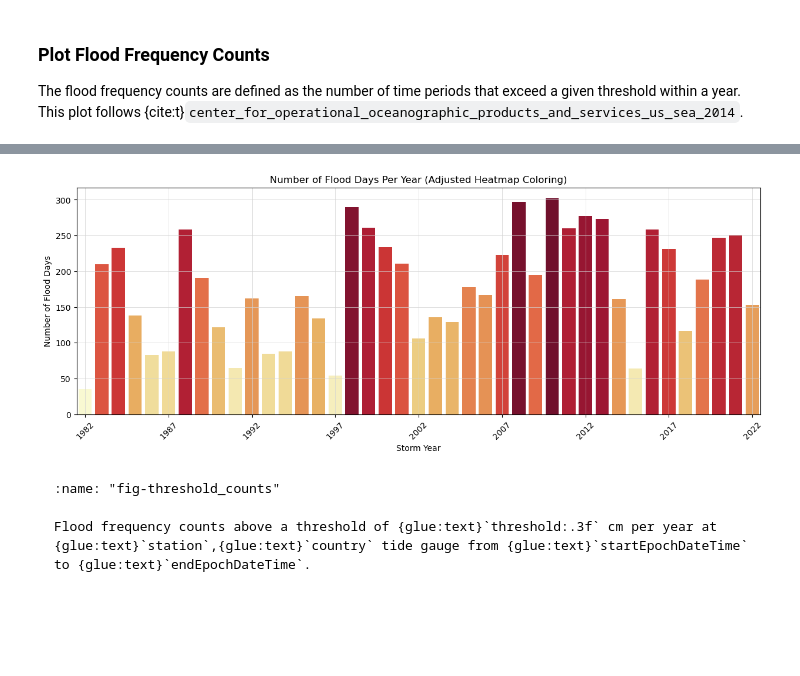
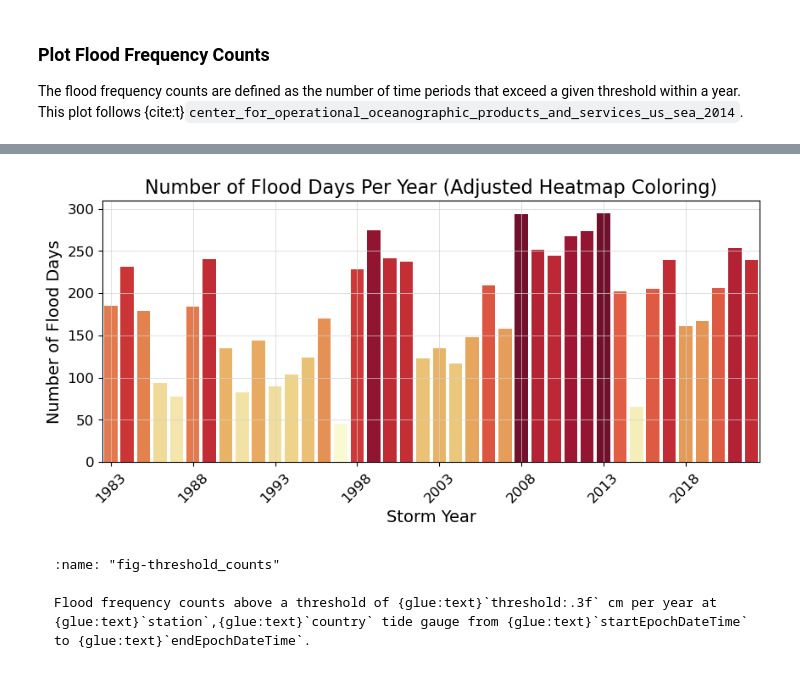
Before and after one commit to jwfiedler/SL_Indicators, a Jupyter notebook: SL_indicators_NBs/SL_FloodFrequency.ipynb, the cells around one changed output, grey strips where cells are left out. Cells and saved outputs as stored; diff of their text form; code cells hidden in the pictures; blank space fills up the shorter version.

````diff
--- a/SL_indicators_NBs/SL_FloodFrequency.ipynb
+++ b/SL_indicators_NBs/SL_FloodFrequency.ipynb
@@ -46,0 +57,3 @@ import seaborn as sns #for plotting
+# %%
+data_dir = Path('../data')
+output_dir = Path('../output')
@@ -53,18 +76,15 @@ Next, we'll access data from the UHSLC. The Malakala tide gauge has the UHSLC ID
 # %%
 uhslc_id = 7
 fname = f'h{uhslc_id:03}.nc' # h for hourly, d for daily
-datadir = './'
-url_rqds = "https://uhslc.soest.hawaii.edu/data/netcdf/rqds/pacific/hourly/" # do we want fast? or rqds?
-# url_fast = "https://uhslc.soest.hawaii.edu/data/netcdf/fast/hourly"
 
-path = os.path.join(datadir, fname)
+url = "https://uhslc.soest.hawaii.edu/data/netcdf/fast/hourly/"
+
+path = os.path.join(data_dir, fname)
 
 if not os.path.exists(path):
-    urlretrieve(os.path.join(url_rqds, fname, 'b'), path) # careful here with a/b on research quality data! Doesn't exist for fast data.
+    urlretrieve(os.path.join(url, fname), path)
 
 
-data_xr = xr.open_dataset(fname)
-data_xr
-
-# save the nc data to file
-data_xr.to_netcdf('h007b.nc')
+rsl = xr.open_dataset(fname)
+station_name = rsl['station_name'].values[0]
+rsl
@@ -100,12 +140,12 @@ datum = datumtable[datumtable['Datum'] == datumname]['Value'].values[0]
 # make sure datum is a float64
 datum = np.float64(datum)
 
-data_xr['datum'] = datum*1000 # convert to mm
-data_xr['sea_level'] = data_xr['sea_level'] - data_xr['datum']
+rsl['datum'] = datum*1000 # convert to mm
+rsl['sea_level'] = rsl['sea_level'] - rsl['datum']
 
 # assign units to datum and sea level
-data_xr['datum'].attrs['units'] = 'mm'
-data_xr['sea_level'].attrs['units'] = 'mm'
+rsl['datum'].attrs['units'] = 'mm'
+rsl['sea_level'].attrs['units'] = 'mm'
 
 glue("datum", datum, display=False)
 glue("datumname", datumname, display=False)
@@ -164,11 +204,11 @@ epoch_end = datumtable[datumtable['Datum'] == 'Status']['Value'].values[0]
 # convert to datetime object
 epoch_end = datetime.datetime.strptime(epoch_end, '%d-%b-%Y')
 
-hourly_data = data_xr.sel(dict(time=slice(epoch_start, epoch_end)))
+hourly_data = rsl.sel(dict(time=slice(epoch_start, epoch_end)))
 hourly_data
 
-glue("startEpochDateTime",epoch_start, display=False)
-glue("endEpochDateTime",epoch_end, display=False)
+glue("startEpochDateTime",epoch_start.strftime('%Y-%m-%d'), display=False)
+glue("endEpochDateTime",epoch_end.strftime('%Y-%m-%d'), display=False)
 # %% [markdown]
 and plot the hourly time series
 # %%
@@ -339,35 +383,38 @@ The flood frequency counts are defined as the number of time periods that exceed
 # %%
 # Adjusting the heatmap palette to improve readability
 adjusted_heatmap_palette = sns.color_palette("YlOrRd", as_cmap=True)
 norm = plt.Normalize(flood_days_per_year['flood_days_count'].min(), flood_days_per_year['flood_days_count'].max())
 colors = [adjusted_heatmap_palette(norm(value)) for value in flood_days_per_year['flood_days_count']]
 
 # Plotting with the adjusted settings
-fig, ax = plt.subplots(figsize=(15, 5))
+fig, ax = plt.subplots()
 ax = sns.barplot(
     x='year_storm',
     y='flood_days_count',
     hue='year_storm',
     data=flood_days_per_year,
     palette=colors,
     dodge=False,
     legend=False
 )
 ax.set_xticks(range(0, len(flood_days_per_year), 5))  # Setting x-ticks to show every 5th year
 year_ticks = flood_days_per_year['year_storm'][::5].astype(int)  # Selecting every 5th year for the x-axis
 ax.set_xticklabels(year_ticks, rotation=45)
 
 # Adding a light gray grid
 ax.grid(color='lightgray', linestyle='-', linewidth=0.5)
 
 ax.set_xlabel('Storm Year')
 ax.set_ylabel('Number of Flood Days')
 ax.set_title('Number of Flood Days Per Year (Adjusted Heatmap Coloring)')
 
 glue("threshold_counts_days_fig", fig, display=False)
+
+# save the figure
+fig.savefig(output_dir / 'SL_FloodFrequency_threshold_counts_days.png', bbox_inches='tight')
 # %% [output]
 [interactive output not drawn]
-[figure, old version]
+[figure, new version]
 # %% [markdown]
 ```{glue:figure} threshold_counts_days_fig
 :name: "fig-threshold_counts"
````
Also changed, not shown: parts of 15 cells of this notebook, 1 other file.
